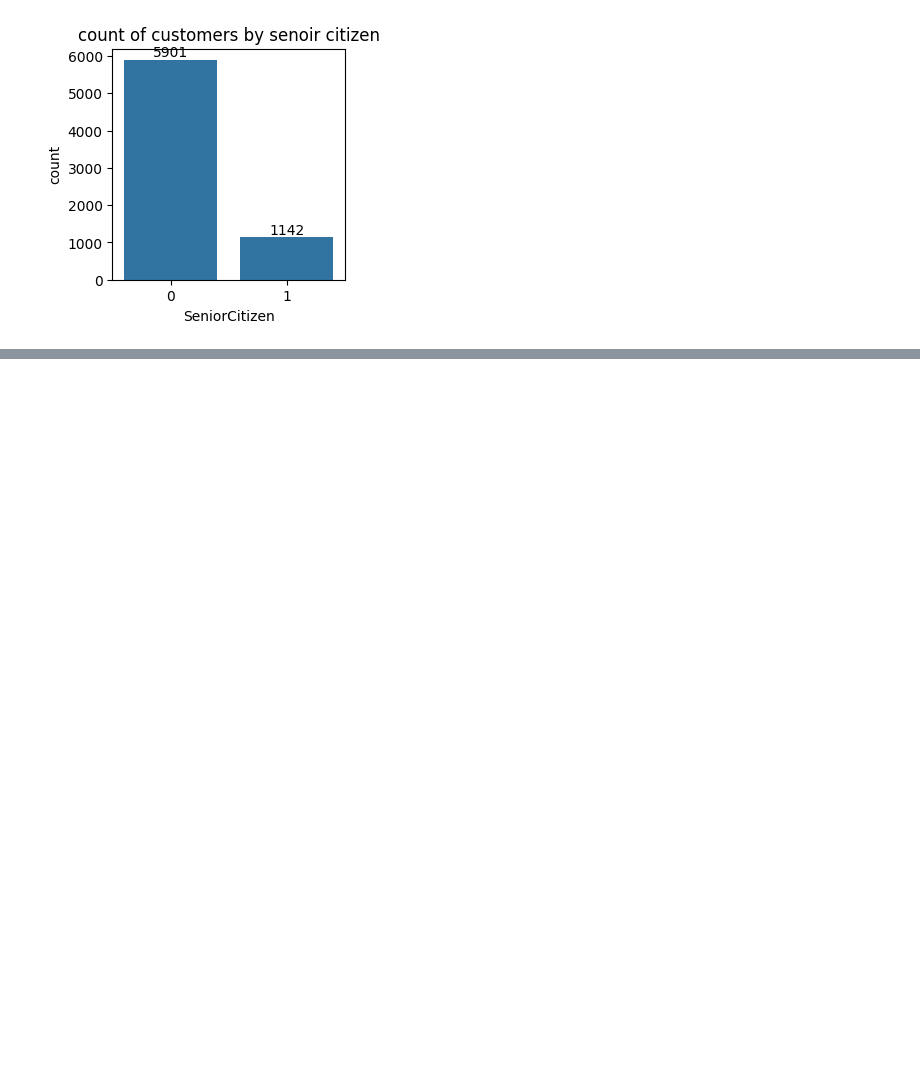
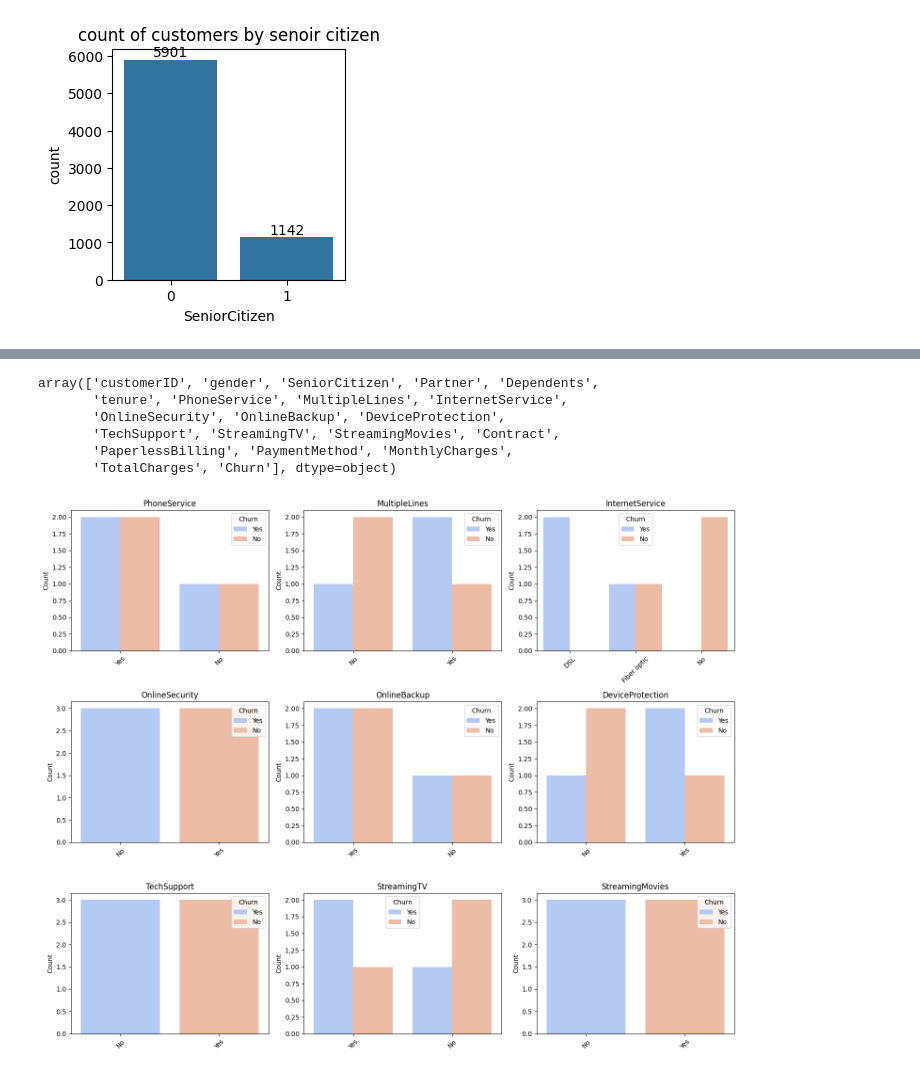
Before and after one commit to shikharyadav01/ExplorateDataAnalysisEDA, a Jupyter notebook: ExplorateDataAnalysis(EDA).ipynb, the cells around one changed output, grey strips where cells are left out. Saved outputs shown, nothing was run; the diff lists cells and outputs as text; code cells hidden in the pictures; blank space fills up the shorter version.

```diff
--- a/ExplorateDataAnalysis(EDA).ipynb
+++ b/ExplorateDataAnalysis(EDA).ipynb
@@ -112,0 +191,53 @@ plt.show()
+# %%
+df.columns.values
+# %% [output]
+array(['customerID', 'gender', 'SeniorCitizen', 'Partner', 'Dependents',
+       'tenure', 'PhoneService', 'MultipleLines', 'InternetService',
+       'OnlineSecurity', 'OnlineBackup', 'DeviceProtection',
+       'TechSupport', 'StreamingTV', 'StreamingMovies', 'Contract',
+       'PaperlessBilling', 'PaymentMethod', 'MonthlyCharges',
+       'TotalCharges', 'Churn'], dtype=object)
+# %%
+import pandas as pd
+import matplotlib.pyplot as plt
+import seaborn as sns
+
+# Sample DataFrame (Replace this with your actual data)
+data = {
+    'PhoneService': ['Yes', 'No', 'Yes', 'Yes', 'No', 'Yes'],
+    'MultipleLines': ['No', 'No', 'Yes', 'No', 'Yes', 'Yes'],
+    'InternetService': ['DSL', 'Fiber optic', 'DSL', 'No', 'Fiber optic', 'No'],
+    'OnlineSecurity': ['No', 'Yes', 'No', 'Yes', 'No', 'Yes'],
+    'OnlineBackup': ['Yes', 'No', 'Yes', 'Yes', 'No', 'Yes'],
+    'DeviceProtection': ['No', 'No', 'Yes', 'No', 'Yes', 'Yes'],
+    'TechSupport': ['No', 'Yes', 'No', 'Yes', 'No', 'Yes'],
+    'StreamingTV': ['Yes', 'No', 'No', 'Yes', 'Yes', 'No'],
+    'StreamingMovies': ['No', 'Yes', 'No', 'Yes', 'No', 'Yes'],
+    'Churn': ['Yes', 'No', 'Yes', 'No', 'Yes', 'No']
+}
+df = pd.DataFrame(data)
+
+# List of columns to plot
+columns = ['PhoneService', 'MultipleLines', 'InternetService',
+           'OnlineSecurity', 'OnlineBackup', 'DeviceProtection',
+           'TechSupport', 'StreamingTV', 'StreamingMovies']
+
+# Set up subplots (3 rows, 3 columns)
+fig, axes = plt.subplots(3, 3, figsize=(15, 12))
+
+# Flatten axes array for easy indexing
+axes = axes.flatten()
+
+# Loop through each column and create a countplot
+for i, col in enumerate(columns):
+    sns.countplot(x=df[col], ax=axes[i], palette="coolwarm", hue = df["Churn"])
+    axes[i].set_title(col)
+    axes[i].set_xlabel("")
+    axes[i].set_ylabel("Count")
+    axes[i].tick_params(axis='x', rotation=45)  # Rotate x-axis labels for better readability
+
+# Adjust layout
+plt.tight_layout()
+plt.show()
+# %% [output]
+[figure, added]
```
Also changed, not shown: parts of 11 cells of this notebook.
